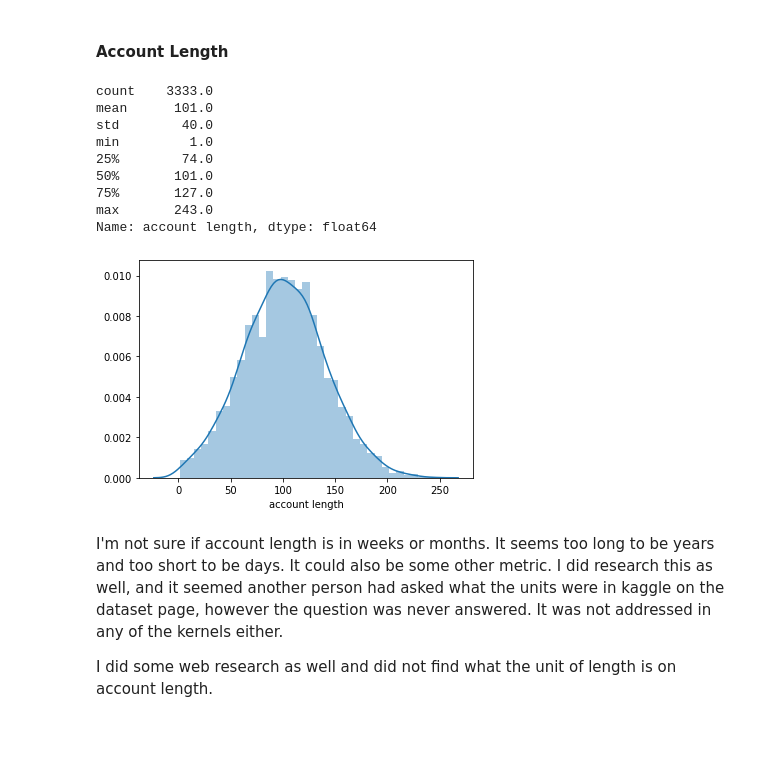
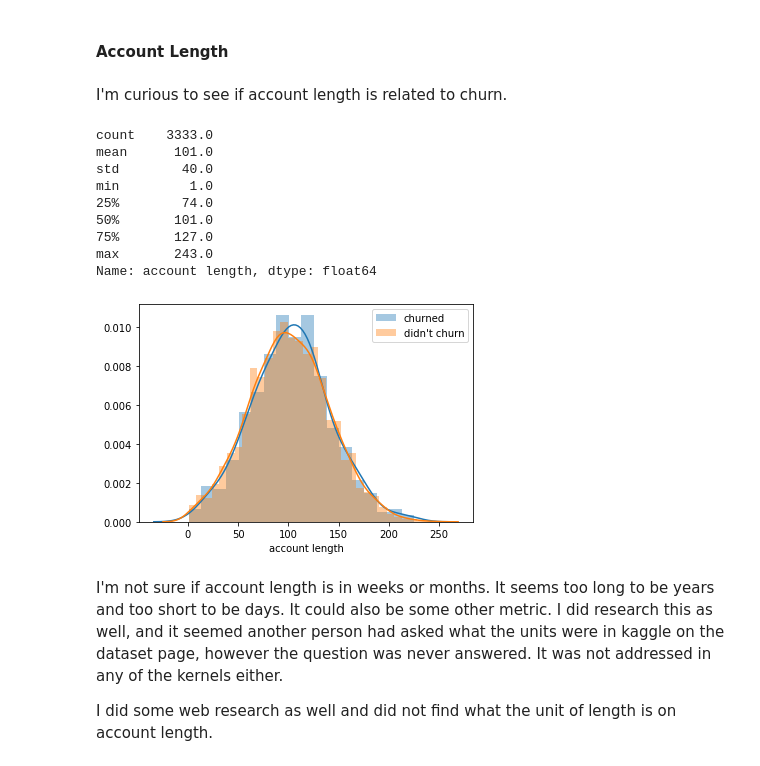
Before and after one commit to JessicaFB/Telecommunications-Churn-Prediction, a Jupyter notebook: churn_classifier.ipynb, the cells around one changed output. Cells and saved outputs as stored; diff of their text form; code cells hidden in the pictures; blank space fills up the shorter version.

```diff
--- a/churn_classifier.ipynb
+++ b/churn_classifier.ipynb
@@ -87,0 +96,6 @@ df.describe().round()
+# %%
+# Create new feature 'total charges'
+df['total charges'] = df['total day charge'] + df['total eve charge'] + df['total intl charge']
+
+# Plot
+sns.regplot(df['customer service calls'], df['total charges']);
@@ -151,4 +195,4 @@ It seems the 'charge' categories are highly correlated with their respective 'mi
 # %%
-drop = ['total day charge','total eve charge','total intl charge']
+drop = ['total day charge','total eve charge','total intl charge', 'total charges']
 df = df.drop(drop, axis=1)
 # %% [markdown]
@@ -195,22 +249,30 @@ It seems strange that with 51 states represented there are only 3 area codes. I
 # %% [markdown]
 #### Account Length
+# %% [markdown]
+I'm curious to see if account length is related to churn.
 # %%
 # Print account length summary statistics
 print(df['account length'].describe().round())
 
+# Separate churned from didn't churn
+churn_df_true = df[df['churn'] == True]
+churn_df_false = df[df['churn'] == False]
+
 # Plot distribution plot of account length
-sns.distplot(df['account length']);
+sns.distplot(churn_df_true['account length'], label='churned')
+sns.distplot(churn_df_false['account length'], label=f"didn't churn")
+plt.legend();
 # %% [output]
 count    3333.0
 mean      101.0
 std        40.0
 min         1.0
 25%        74.0
 50%       101.0
 75%       127.0
 max       243.0
 Name: account length, dtype: float64
-[figure, old version]
+[figure, new version]
 # %% [markdown]
 I'm not sure if account length is in weeks or months. It seems too long to be years and too short to be days. It could also be some other metric. I did research this as well, and it seemed another person had asked what the units were in kaggle on the dataset page, however the question was never answered. It was not addressed in any of the kernels either.
 
```
Also changed, not shown: parts of 33 cells of this notebook.
